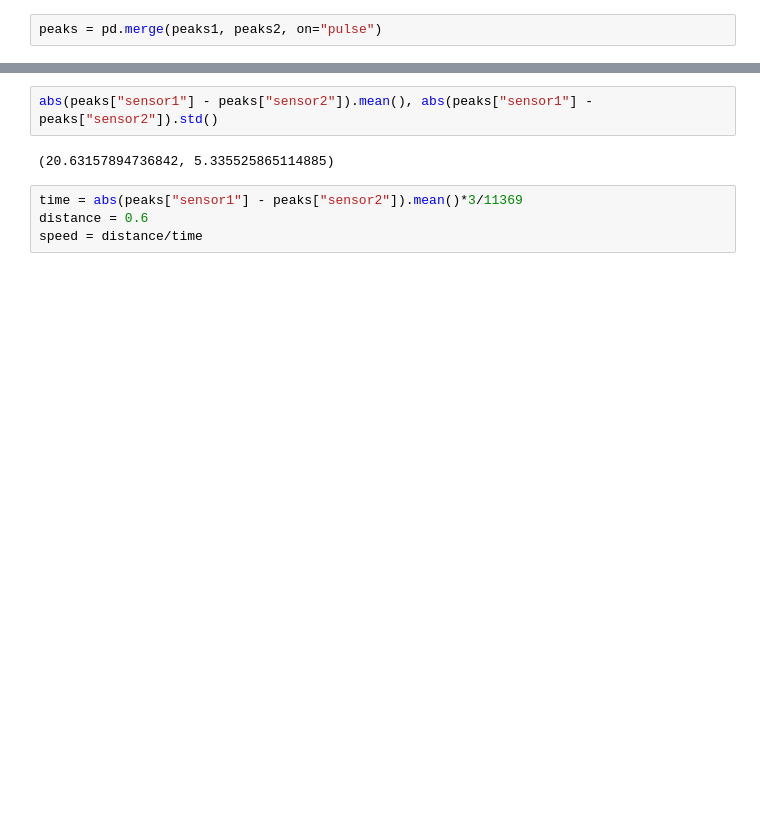
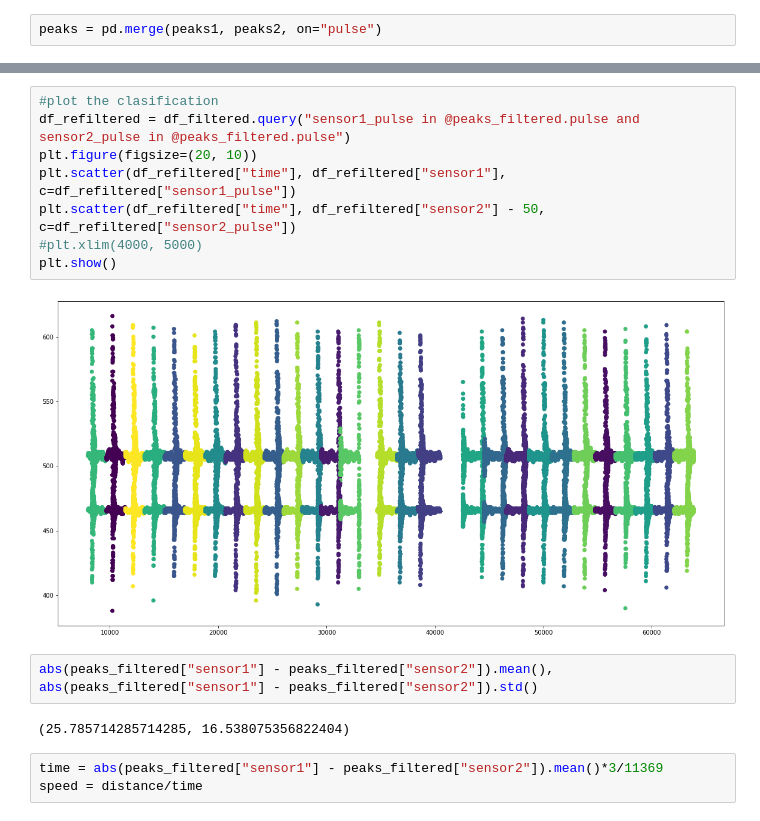
Before and after one commit to santortiz/Sound-velocity-measurement-with-K-means, a Jupyter notebook: identifier.ipynb, the cells around one changed output, grey strips where cells are left out. Cells and saved outputs as stored; diff of their text form; blank space fills up the shorter version.

```diff
--- a/identifier.ipynb
+++ b/identifier.ipynb
@@ -142,10 +202,19 @@ plt.show()
+# %%
+#plot the clasification
+df_refiltered = df_filtered.query("sensor1_pulse in @peaks_filtered.pulse and sensor2_pulse in @peaks_filtered.pulse")
+plt.figure(figsize=(20, 10))
+plt.scatter(df_refiltered["time"], df_refiltered["sensor1"], c=df_refiltered["sensor1_pulse"])
+plt.scatter(df_refiltered["time"], df_refiltered["sensor2"] - 50, c=df_refiltered["sensor2_pulse"])
+#plt.xlim(4000, 5000)
+plt.show()
+# %% [output]
+[figure, added]
 # %%
-abs(peaks["sensor1"] - peaks["sensor2"]).mean(), abs(peaks["sensor1"] - peaks["sensor2"]).std()
+abs(peaks_filtered["sensor1"] - peaks_filtered["sensor2"]).mean(), abs(peaks_filtered["sensor1"] - peaks_filtered["sensor2"]).std()
 # %% [output]
-(20.63157894736842, 5.335525865114885)
+(25.785714285714285, 16.538075356822404)
 # %%
-time = abs(peaks["sensor1"] - peaks["sensor2"]).mean()*3/11369
-distance = 0.6
+time = abs(peaks_filtered["sensor1"] - peaks_filtered["sensor2"]).mean()*3/11369
 speed = distance/time
 # %%
 speed
```
Also changed, not shown: parts of 25 cells of this notebook, 3 other files.
